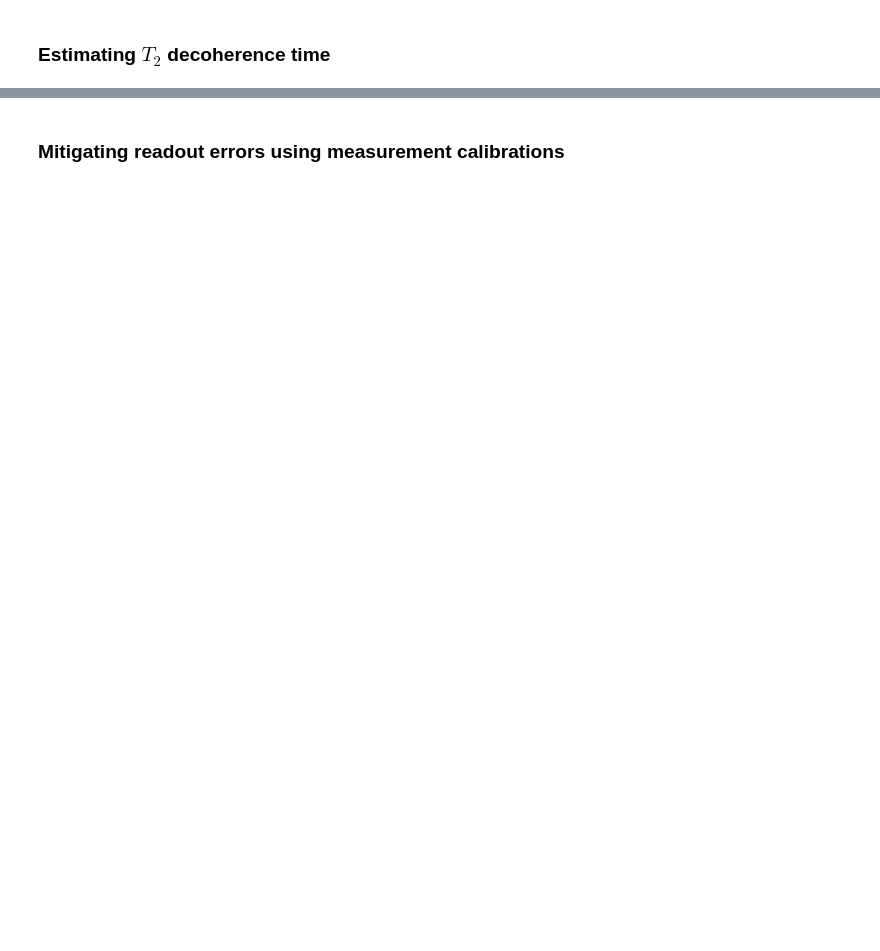
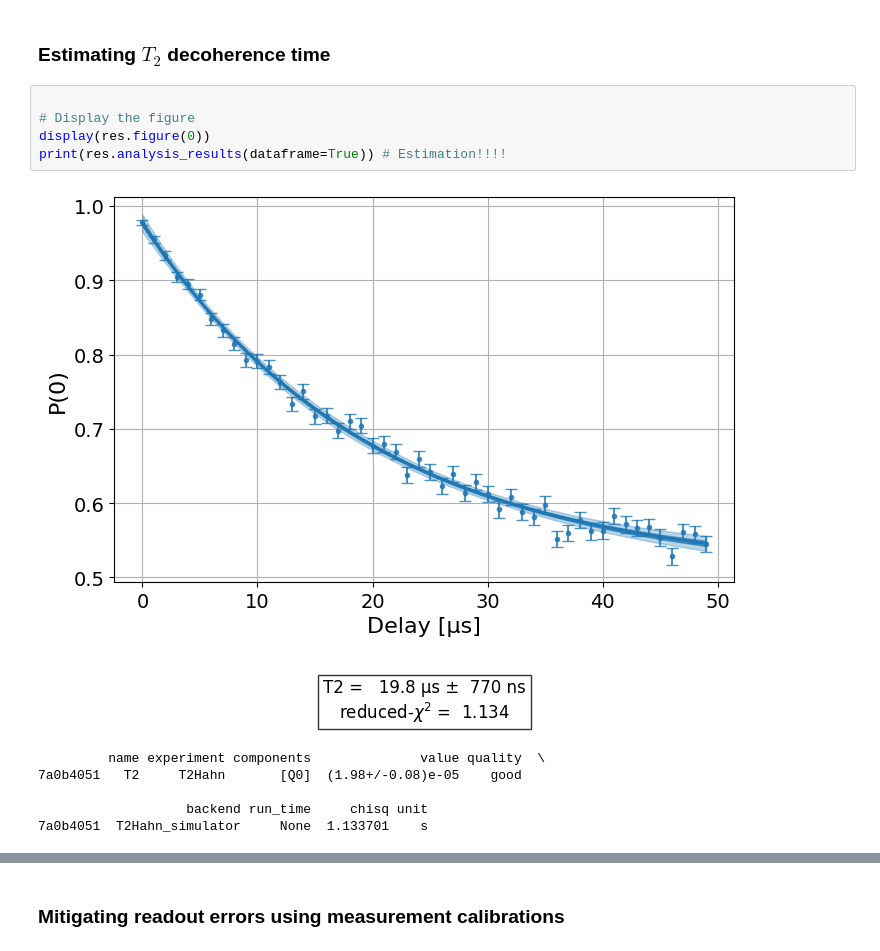
Before and after one commit to dipankardas011/Quantum-Coding, a Jupyter notebook: error-mitigation.ipynb, the cells around one changed output, grey strips where cells are left out. Drawn from its saved outputs; the diff is of its cells as text; blank space fills up the shorter version.

```diff
--- a/error-mitigation.ipynb
+++ b/error-mitigation.ipynb
@@ -132,2 +191,14 @@ vis.plot_histogram(res)
 # %% [markdown]
 ### Estimating $T_2$ decoherence time
+# %%
+
+# Display the figure
+display(res.figure(0))
+print(res.analysis_results(dataframe=True)) # Estimation!!!!
+# %% [output]
+[figure, added]
+         name experiment components              value quality  \
+7a0b4051   T2     T2Hahn       [Q0]  (1.98+/-0.08)e-05    good
+
+                   backend run_time     chisq unit
+7a0b4051  T2Hahn_simulator     None  1.133701    s
```
Also changed, not shown: parts of 32 cells of this notebook.
